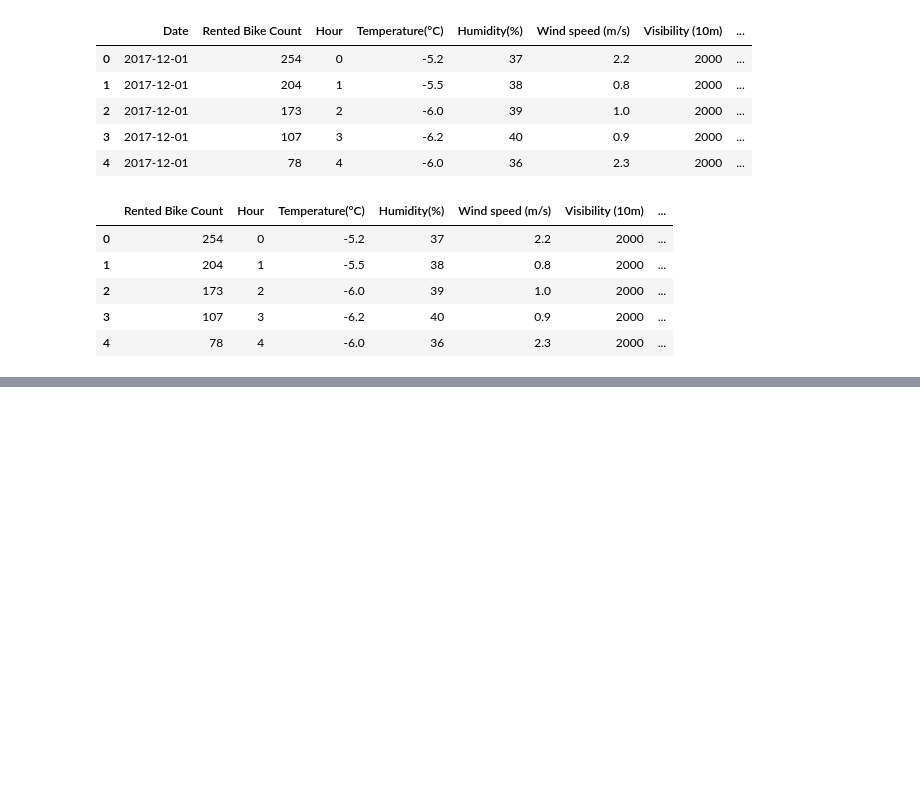
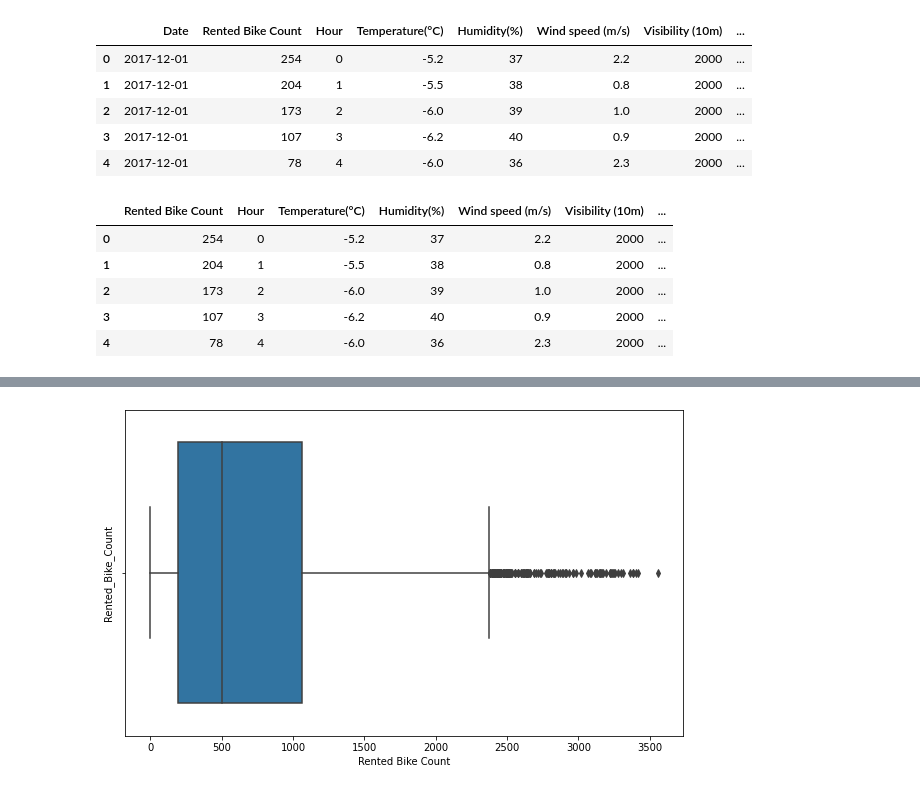
Before and after one commit to Pawan-kumar-Singh/Bike_Demand_Prediction, a Jupyter notebook: Bike_Sharing_Demand_Prediction_Capstone_Project.ipynb, the cells around one changed output, grey strips where cells are left out. Saved outputs shown, nothing was run; the diff lists cells and outputs as text; code cells hidden in the pictures; blank space fills up the shorter version.

```diff
--- a/Bike_Sharing_Demand_Prediction_Capstone_Project.ipynb
+++ b/Bike_Sharing_Demand_Prediction_Capstone_Project.ipynb
@@ -187,0 +201,8 @@ df.head()
+# %%
+#Boxplot of Rented Bike Count to check outliers
+plt.figure(figsize=(10,6))
+plt.ylabel('Rented_Bike_Count')
+sns.boxplot(x=df['Rented Bike Count'])
+plt.show()
+# %% [output]
+[figure, added]
```
Also changed, not shown: parts of 9 cells of this notebook.
